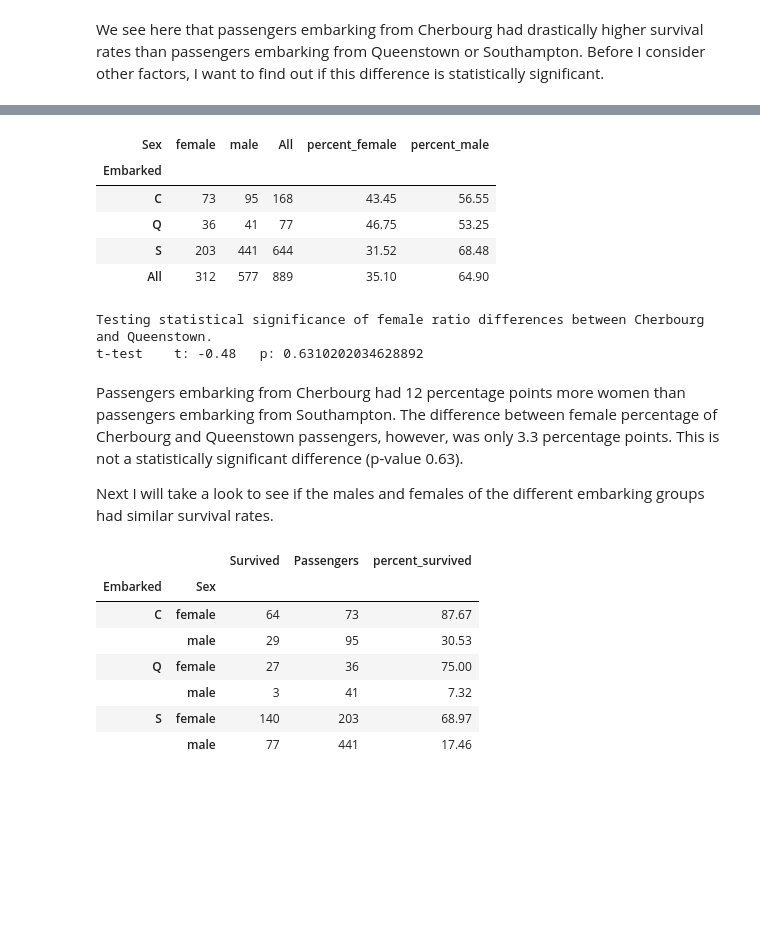
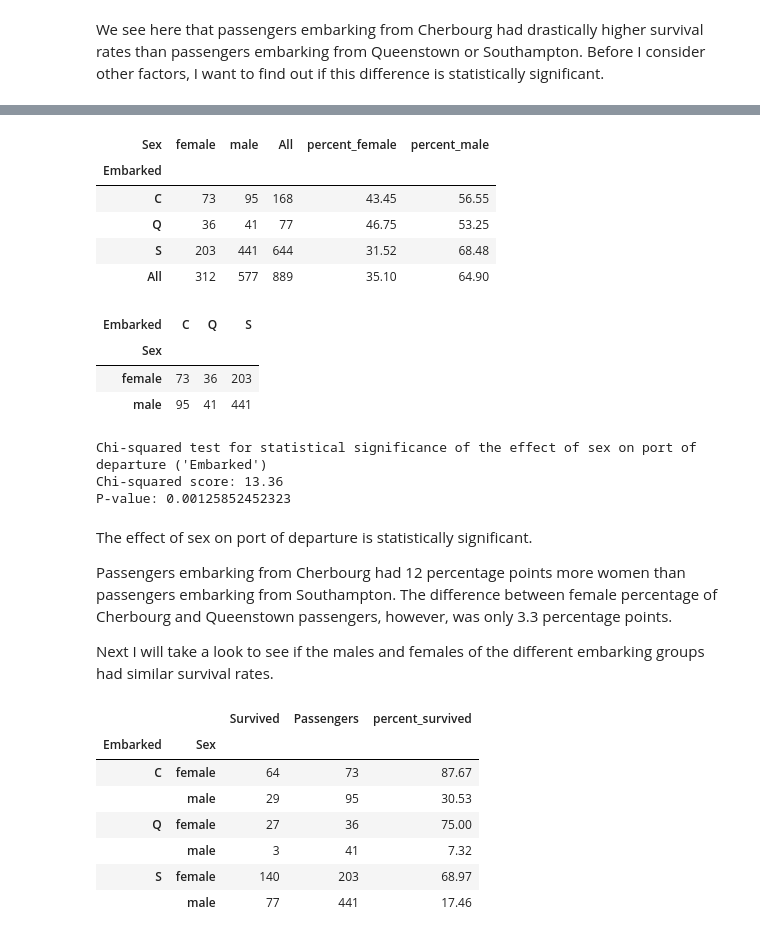
Before and after one commit to gisledb/udacity_nanodegree, a Jupyter notebook: ipython_notebooks/p2_investigate_dataset/p2_titanic_new.ipynb, the cells around one changed output, grey strips where cells are left out. Drawn from its saved outputs; the diff is of its cells as text; code cells hidden in the pictures; blank space fills up the shorter version.

```diff
--- a/ipython_notebooks/p2_investigate_dataset/p2_titanic_new.ipynb
+++ b/ipython_notebooks/p2_investigate_dataset/p2_titanic_new.ipynb
@@ -474,29 +502,39 @@ According to the f statistic and p value returned from the anova test, the diffe
 # %%
 #Looking at percentage of females and males embarking in the different cities
 sex_by_embarked = pd.crosstab(titanic['Embarked'],titanic['Sex'],margins=True)
 sex_by_embarked['percent_female'] = round((sex_by_embarked['female'] / sex_by_embarked['All']) * 100,2)
 sex_by_embarked['percent_male'] = round((sex_by_embarked['male'] / sex_by_embarked['All']) * 100,2)
 
-sex_by_embarked
+display(sex_by_embarked)
+
+con_table = pd.crosstab(titanic['Sex'],titanic['Embarked'])
+
+display(con_table)
+
+chi2, p_value, dof, expected = chi2_contingency(con_table)
+
+print("Chi-squared test for statistical significance of the effect of sex on port of departure ('Embarked')")
+print("Chi-squared score:",round(chi2,2))
+print("P-value:",p_value)
 # %% [output]
 | Sex | female | male | All | percent_female | percent_male |
 | Embarked |  |  |  |  |  |
 | C | 73 | 95 | 168 | 43.45 | 56.55 |
 | Q | 36 | 41 | 77 | 46.75 | 53.25 |
 | S | 203 | 441 | 644 | 31.52 | 68.48 |
 | All | 312 | 577 | 889 | 35.10 | 64.90 |
+| Embarked | C | Q | S |
+| Sex |  |  |  |
+| female | 73 | 36 | 203 |
+| male | 95 | 41 | 441 |
+Chi-squared test for statistical significance of the effect of sex on port of departure ('Embarked')
+Chi-squared score: 13.36
+P-value: 0.00125852452323
-# %%
-#T-test to for statistical significance of difference between ratio of Cherbourg and Southampton female passengers
-
-t,p = stats.ttest_ind(embarked_cherbourg['is_female'],embarked_queenstown['is_female'])
-
-print("Testing statistical significance of female ratio differences between Cherbourg and Queenstown.")
-print(("t-test    t: {0}   p: {1}").format(round(t,2),p))
-# %% [output]
-Testing statistical significance of female ratio differences between Cherbourg and Queenstown.
-t-test    t: -0.48   p: 0.6310202034628892
 # %% [markdown]
-Passengers embarking from Cherbourg had 12 percentage points more women than passengers embarking from Southampton. The difference between female percentage of Cherbourg and Queenstown passengers, however, was only 3.3 percentage points. This is not a statistically significant difference (p-value 0.63).
+The effect of sex on port of departure is statistically significant.
+
+Passengers embarking from Cherbourg had 12 percentage points more women than passengers embarking from Southampton. The difference between female percentage of Cherbourg and Queenstown passengers, however, was only 3.3 percentage points.
+
 
 Next I will take a look to see if the males and females of the different embarking groups had similar survival rates.
 # %%
```
Also changed, not shown: parts of 20 cells of this notebook.
